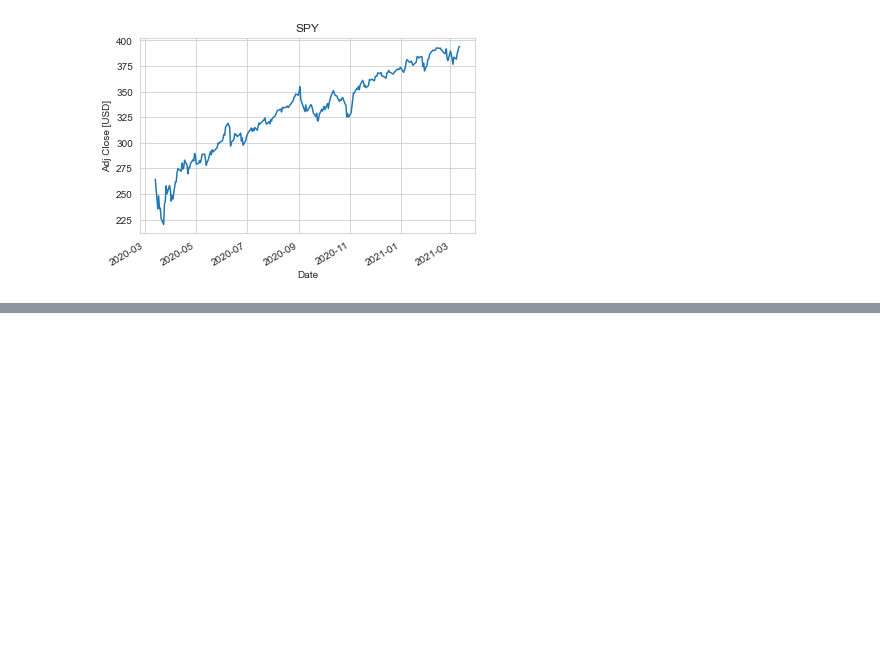
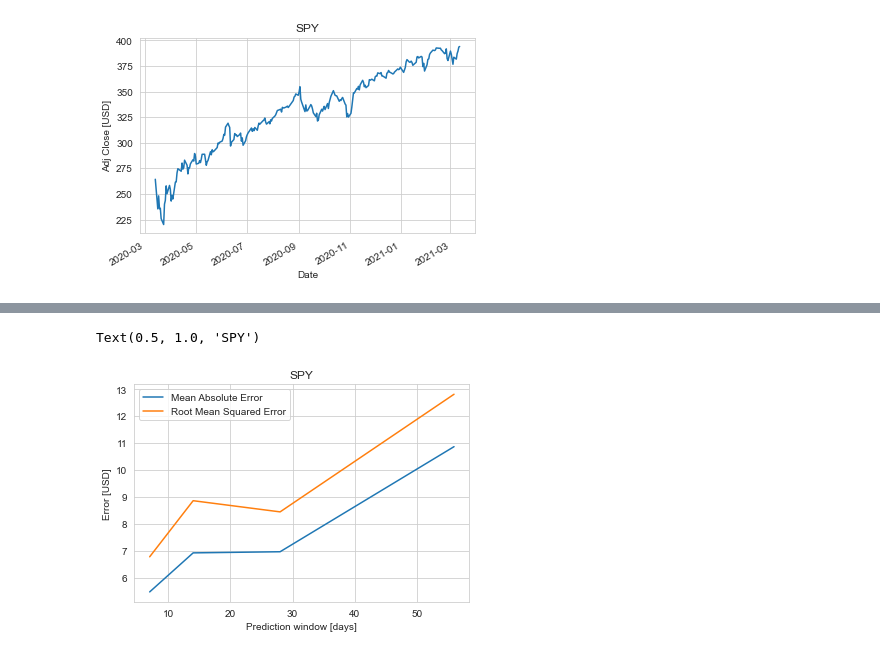
Before and after one commit to joshua-furtado/stock_price_indicator, a Jupyter notebook: notebooks/4_predict_stock_data_using_machine_learning_results.ipynb, the cells around one changed output, grey strips where cells are left out. Cells and saved outputs as stored; diff of their text form; code cells hidden in the pictures; blank space fills up the shorter version.

Commit message:
Plot errors vs prediction window

```diff
--- a/notebooks/4_predict_stock_data_using_machine_learning_results.ipynb
+++ b/notebooks/4_predict_stock_data_using_machine_learning_results.ipynb
@@ -153,0 +135,5 @@ lr_results
+# %%
+# makes stock price predictions for these days into the future
+predictions = [7, 14, 28, 56]
+lr_results = pd.DataFrame(index=predictions, columns=[
+                          'Mean Absolute Error', 'Root Mean Squared Error'])  # empty dataframe to store results
@@ -153,0 +157,9 @@ lr_results
+# %%
+# plot results
+lr_results.plot()
+plt.xlabel('Prediction window [days]')
+plt.ylabel('Error [USD]')
+plt.title(stock)
+# %% [output]
+Text(0.5, 1.0, 'SPY')
+[figure, added]
```
Also changed, not shown: parts of 5 cells of this notebook.
